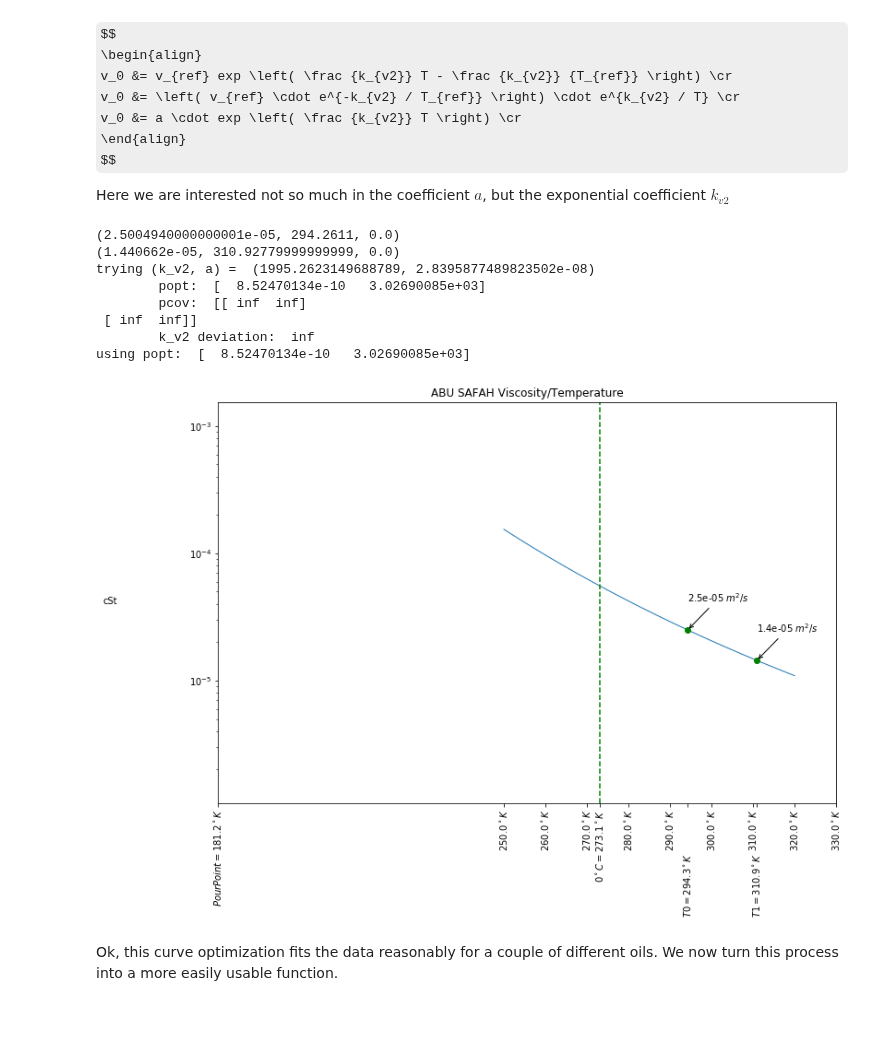
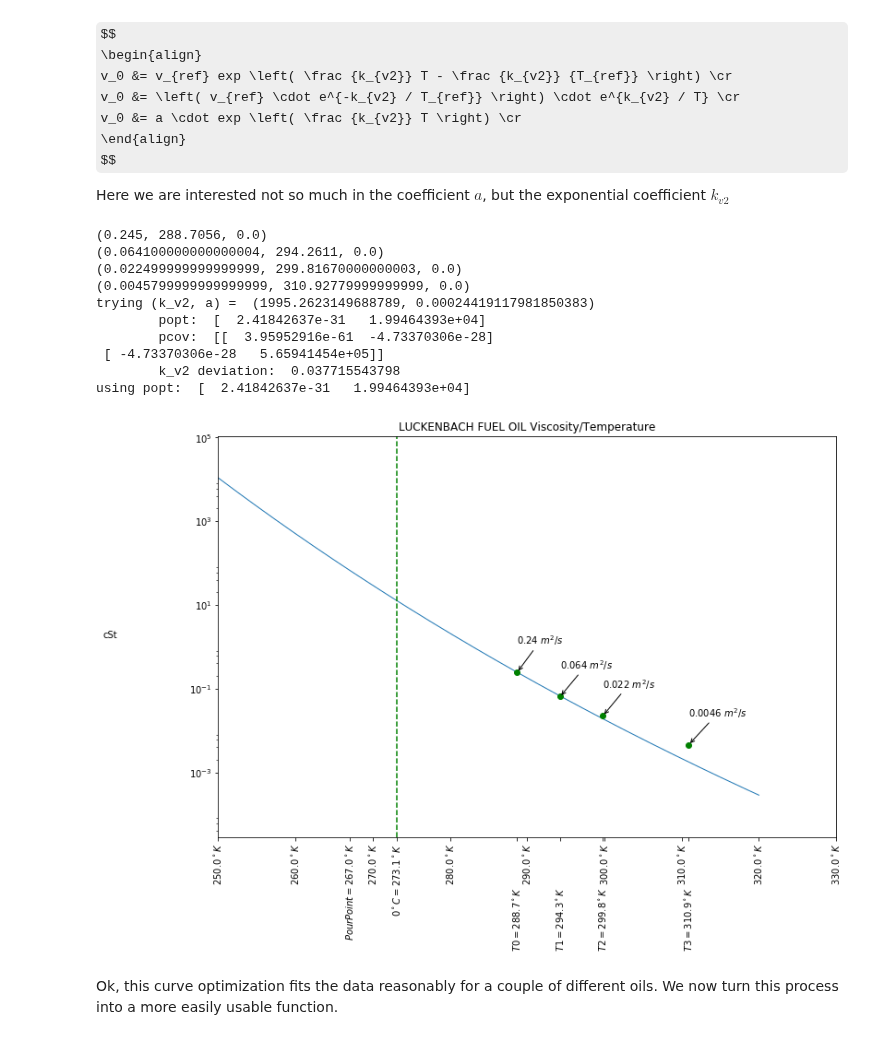
Before and after one commit to NOAA-ORR-ERD/OilLibrary, a Jupyter notebook: documentation/notebooks/Oil Viscosity.ipynb, the cells around one changed output. Cells and saved outputs as stored; diff of their text form; code cells hidden in the pictures; some formulas as TeX source.

```diff
--- a/documentation/notebooks/Oil Viscosity.ipynb
+++ b/documentation/notebooks/Oil Viscosity.ipynb
@@ -238,8 +238,8 @@ plt.figure(1, figsize=(12,8))
 ax = plt.subplot(111)
 
 #oil_obj = session.query(Oil).filter(Oil.adios_oil_id == 'AD02448').one()
-#oil_obj = session.query(Oil).filter(Oil.adios_oil_id == 'AD04009').one()
-oil_obj = session.query(Oil).filter(Oil.adios_oil_id == 'AD00009').one()
+oil_obj = session.query(Oil).filter(Oil.adios_oil_id == 'AD04009').one()
+#oil_obj = session.query(Oil).filter(Oil.adios_oil_id == 'AD00009').one()
 imp_rec = ImportedRecordWithEstimation(oil_obj.imported)
 
 temps = np.linspace(250.0, 350.0, 200)
@@ -253,6 +253,8 @@ pour_point = pour_point_from_kvis(oil_obj.kvis[0].m_2_s,
 
 x = temps
 y = imp_rec.kvis_at_temp(temps) * 1e6
+
+print imp_rec.kvis_at_temp(273.15 + 38)
 
 graph_max = np.max(y) * 10
 graph_min = np.min(y) / 10
@@ -327,9 +332,9 @@ ax = plt.subplot(111)
 #oil_obj = session.query(Oil).filter(Oil.adios_oil_id == 'AD02548').one()
 #oil_obj = session.query(Oil).filter(Oil.adios_oil_id == 'AD02552').one()
 
-#oil_obj = session.query(Oil).filter(Oil.adios_oil_id == 'AD02448').one()
+oil_obj = session.query(Oil).filter(Oil.adios_oil_id == 'AD02448').one()
 #oil_obj = session.query(Oil).filter(Oil.adios_oil_id == 'AD04009').one()
-oil_obj = session.query(Oil).filter(Oil.adios_oil_id == 'AD00009').one()
+#oil_obj = session.query(Oil).filter(Oil.adios_oil_id == 'AD00009').one()
 
 temps = np.linspace(250.0, 320.0, 200)
 kvis_ref_temps = np.array([v.ref_temp_k for v in oil_obj.kvis])
@@ -388,42 +393,44 @@ ax.axhline(0, color='g', ls='--')
 ax.set_title('{0} Viscosity/Temperature'.format(oil_obj.name))
 figtext(-0.02, 0.5, 'cSt')
 
 # annotations
 for v, t in zip(kvis_refs, kvis_ref_temps):
     ax.plot(t, v, marker='o', color="green")
     ax.annotate(r'{0:.2g} $m^2/s$'.format(v),
                 xy=(t, v),  xycoords='data',
                 xytext=(0, 30), textcoords='offset points',
                 arrowprops=dict(arrowstyle="->")
                 )
 
 # generate x ticks
 kvis_ref_ticks = [(v, r'$T{0}={1:.1f}^\circ K$                '.format(i, v))
                   for i, v in enumerate(kvis_ref_temps)]
 x_ticks = [(v, r'${0:.1f}^\circ K$'.format(v)) for v, l in zip(*plt.xticks())]
 x_ticks += kvis_ref_ticks
 x_ticks += [(273.15, r'$0^\circ C={0:.1f}^\circ K$'.format(273.15))]
 x_ticks += [(pour_point, r'$PourPoint = {0:.1f}^\circ K$'.format(pour_point))]
 plt.xticks(*zip(*x_ticks))
 plt.yscale('log', nonposy='clip')
 
 for tick in ax.xaxis.get_major_ticks():
     tick.label.set_fontsize(10)
     # specify integer or one of preset strings, e.g.
     #tick.label.set_fontsize('x-small')
     tick.label.set_rotation('vertical')
 
 show()
 # %% [output]
-(2.5004940000000001e-05, 294.2611, 0.0)
-(1.440662e-05, 310.92779999999999, 0.0)
-trying (k_v2, a) =  (1995.2623149688789, 2.8395877489823502e-08)
-        popt:  [  8.52470134e-10   3.02690085e+03]
-        pcov:  [[ inf  inf]
- [ inf  inf]]
-        k_v2 deviation:  inf
-using popt:  [  8.52470134e-10   3.02690085e+03]
+(0.245, 288.7056, 0.0)
+(0.064100000000000004, 294.2611, 0.0)
+(0.022499999999999999, 299.81670000000003, 0.0)
+(0.0045799999999999999, 310.92779999999999, 0.0)
+trying (k_v2, a) =  (1995.2623149688789, 0.00024419117981850383)
+        popt:  [  2.41842637e-31   1.99464393e+04]
+        pcov:  [[  3.95952916e-61  -4.73370306e-28]
+ [ -4.73370306e-28   5.65941454e+05]]
+        k_v2 deviation:  0.037715543798
+using popt:  [  2.41842637e-31   1.99464393e+04]
-[figure, old version]
+[figure, new version]
 # %% [markdown]
 Ok, this curve optimization fits the data reasonably for a couple of different oils.  We now turn this process into a more easily usable function.
 # %%
```
Also changed, not shown: parts of 3 cells of this notebook, 3 other files.
